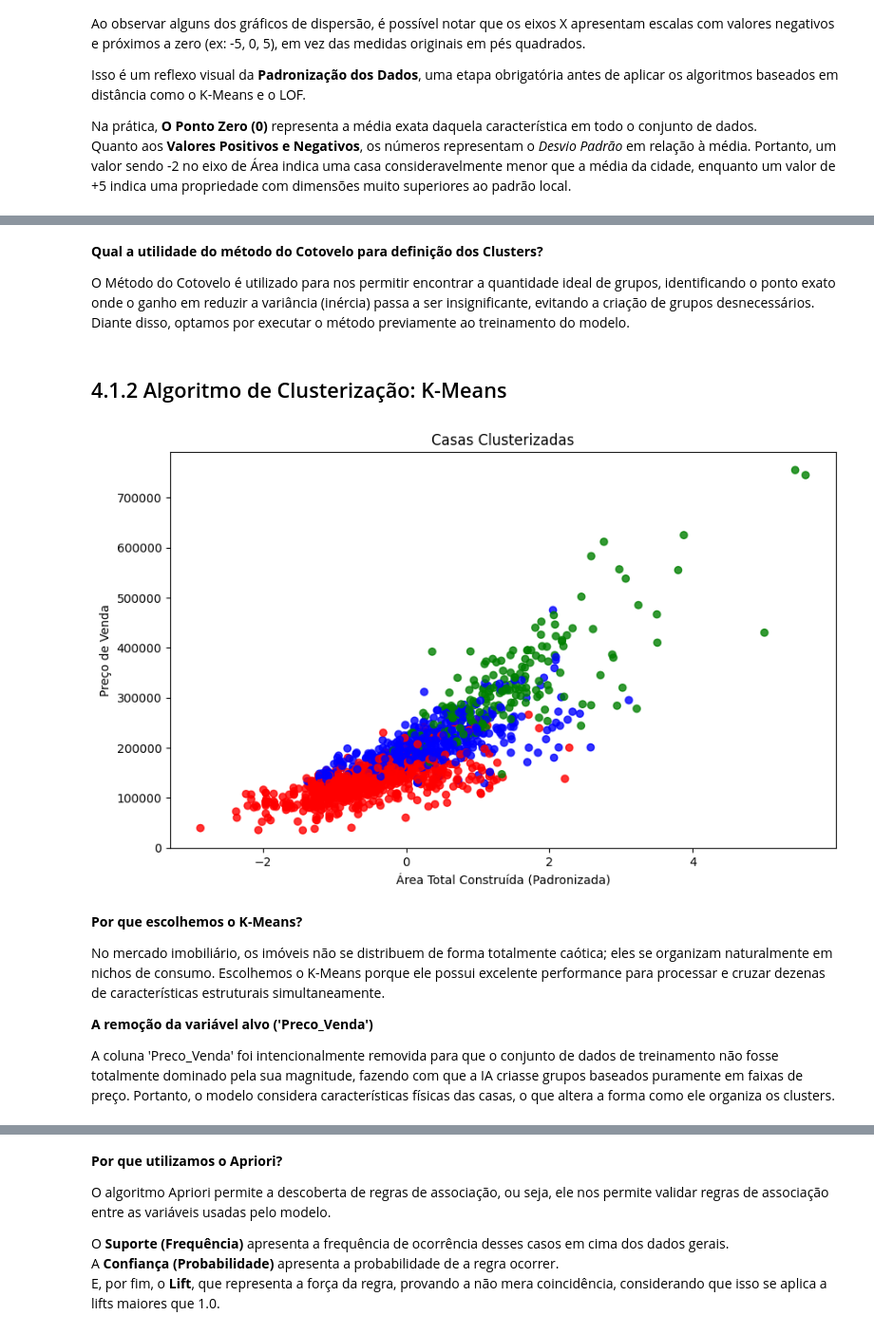
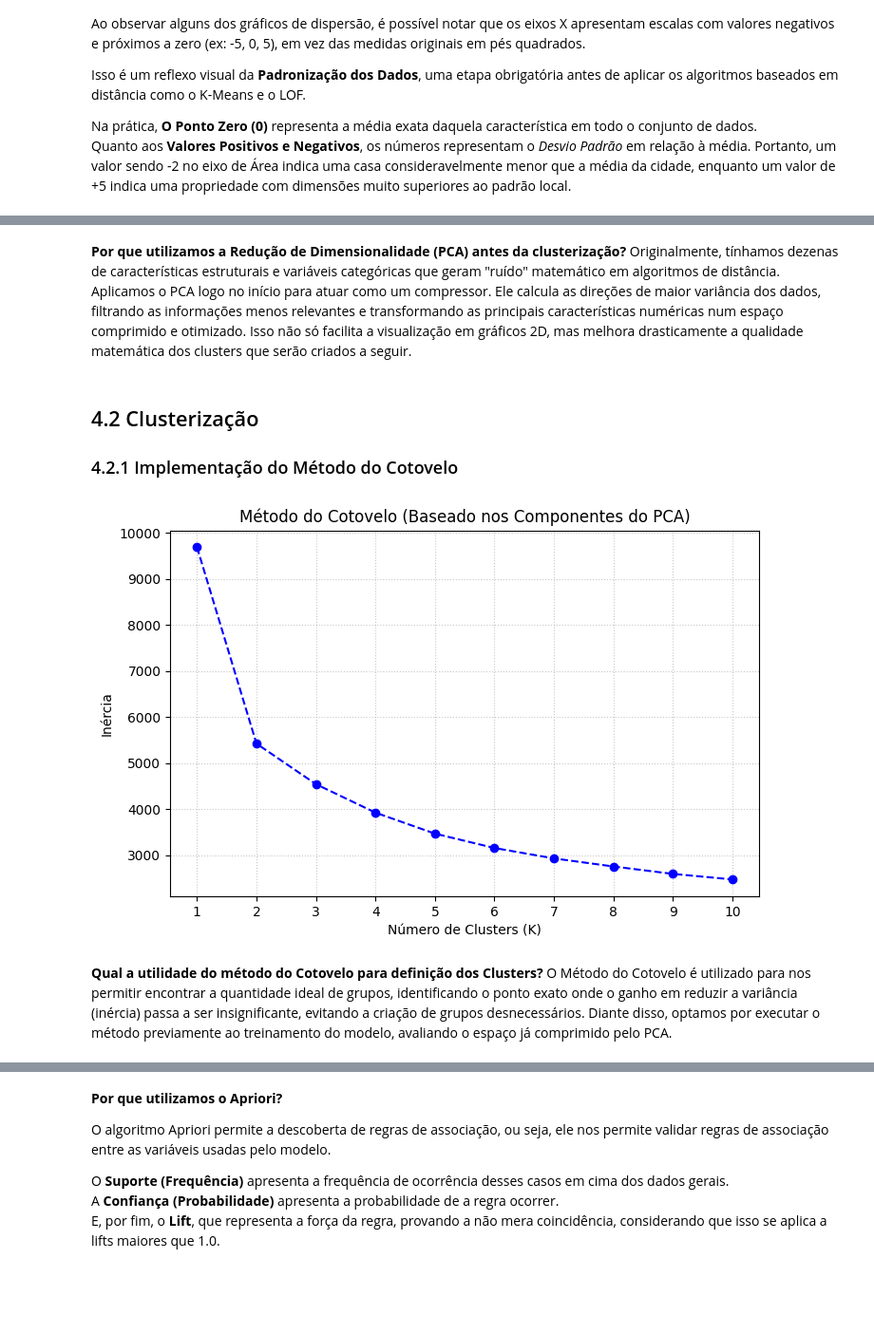
Before and after one commit to Mauro-devs/DataAnalysis, a Jupyter notebook: notebook.ipynb, the cells around one changed output, grey strips where cells are left out. Shown at 95% size. Drawn from its saved outputs; the diff is of its cells as text; code cells hidden in the pictures; blank space fills up the shorter version.

Commit message:
feature/Ajuste para melhor desempenho do k-means

```diff
--- a/notebook.ipynb
+++ b/notebook.ipynb
@@ -592,35 +590,29 @@ plt.show()
 # %% [markdown]
-**Qual a utilidade do método do Cotovelo para definição dos Clusters?**
-
-O Método do Cotovelo é utilizado para nos permitir encontrar a quantidade ideal de grupos, identificando o ponto exato onde o ganho em reduzir a variância (inércia) passa a ser insignificante, evitando a criação de grupos desnecessários. Diante disso, optamos por executar o método previamente ao treinamento do modelo.
+**Por que utilizamos a Redução de Dimensionalidade (PCA) antes da clusterização?**
+Originalmente, tínhamos dezenas de características estruturais e variáveis categóricas que geram "ruído" matemático em algoritmos de distância. Aplicamos o PCA logo no início para atuar como um compressor. Ele calcula as direções de maior variância dos dados, filtrando as informações menos relevantes e transformando as principais características numéricas num espaço comprimido e otimizado. Isso não só facilita a visualização em gráficos 2D, mas melhora drasticamente a qualidade matemática dos clusters que serão criados a seguir.
 # %% [markdown]
-## 4.1.2 Algoritmo de Clusterização: K-Means
+## 4.2 Clusterização
+### 4.2.1 Implementação do Método do Cotovelo
 # %%
-kmeans = KMeans(n_clusters=3, random_state=42)
+inercia = []
+valores_k = range(1, 11)
 
-kmeans.fit(X_full)
-train_df['cluster'] = kmeans.predict(X_full)
+for k in valores_k:
+    kmeans_teste = KMeans(n_clusters=k, random_state=42, n_init=10)
+    kmeans_teste.fit(X_pca)
+    inercia.append(kmeans_teste.inertia_)
 
-eixo_x = X_full['Area_Total_Construida']
-eixo_y = y
-
-colors = {0: 'red', 1: 'blue', 2: 'green'}
-train_df['color'] = train_df['cluster'].map(colors)
-
-plt.figure(figsize=(10, 6))
-plt.scatter(eixo_x, eixo_y, color=train_df['color'], alpha=0.8)
-plt.title('Casas Clusterizadas')
-plt.xlabel('Área Total Construída (Padronizada)')
-plt.ylabel('Preço de Venda')
+plt.figure(figsize=(8, 5))
+plt.plot(valores_k, inercia, marker='o', linestyle='--', color='b')
+plt.title('Método do Cotovelo (Baseado nos Componentes do PCA)')
+plt.xlabel('Número de Clusters (K)')
+plt.ylabel('Inércia')
+plt.xticks(valores_k)
+plt.grid(True, linestyle=':', alpha=0.7)
 plt.show()
 # %% [output]
-[figure, old version]
+[figure, new version]
-# %% [markdown]
-**Por que escolhemos o K-Means?**
-
-No mercado imobiliário, os imóveis não se distribuem de forma totalmente caótica; eles se organizam naturalmente em nichos de consumo. Escolhemos o K-Means porque ele possui excelente performance para processar e cruzar dezenas de características estruturais simultaneamente.
-
-**A remoção da variável alvo ('Preco_Venda')**
-
-A coluna 'Preco_Venda' foi intencionalmente removida para que o conjunto de dados de treinamento não fosse totalmente dominado pela sua magnitude, fazendo com que a IA criasse grupos baseados puramente em faixas de preço. Portanto, o modelo considera características físicas das casas, o que altera a forma como ele organiza os clusters.
+# %% [markdown]
+**Qual a utilidade do método do Cotovelo para definição dos Clusters?**
+O Método do Cotovelo é utilizado para nos permitir encontrar a quantidade ideal de grupos, identificando o ponto exato onde o ganho em reduzir a variância (inércia) passa a ser insignificante, evitando a criação de grupos desnecessários. Diante disso, optamos por executar o método previamente ao treinamento do modelo, avaliando o espaço já comprimido pelo PCA.
 # %% [markdown]
```
Also changed, not shown: parts of 15 cells of this notebook.
